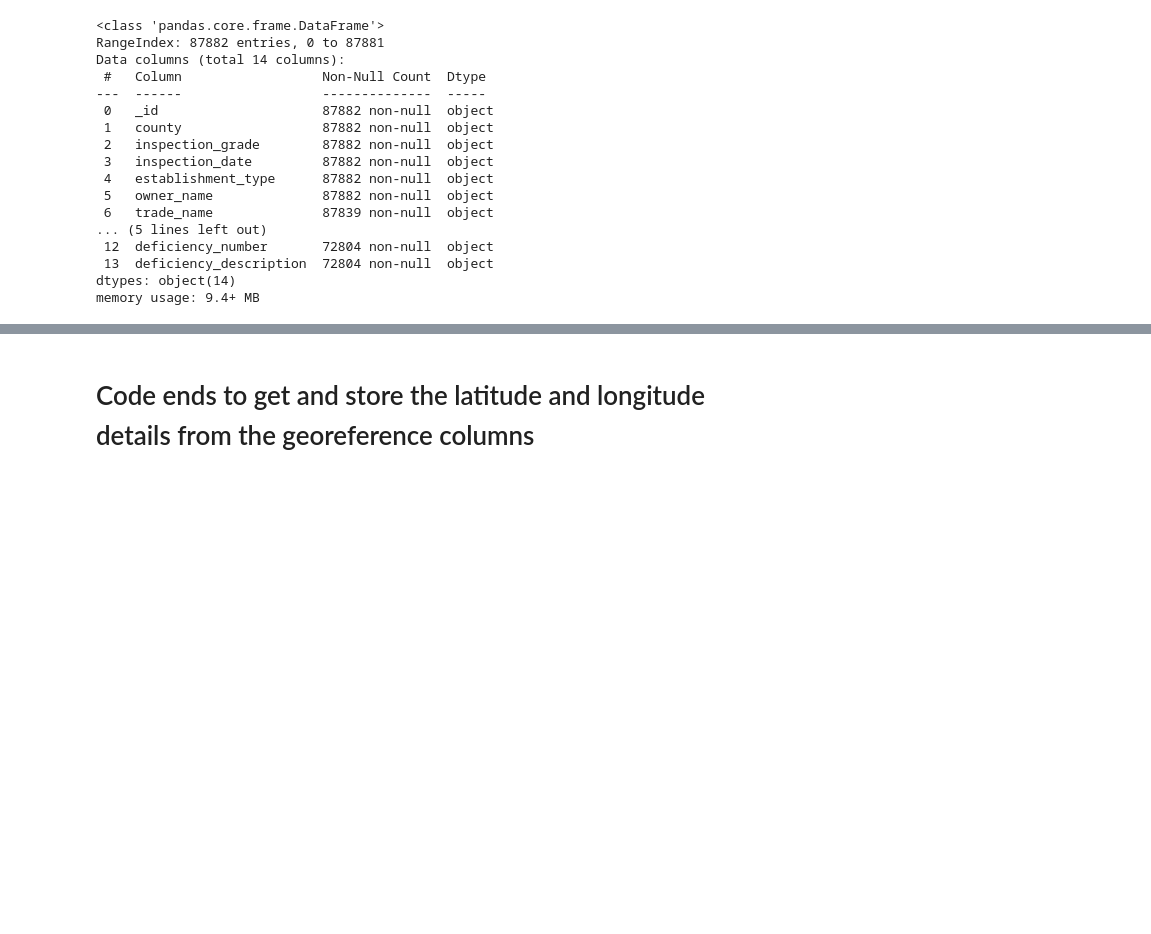
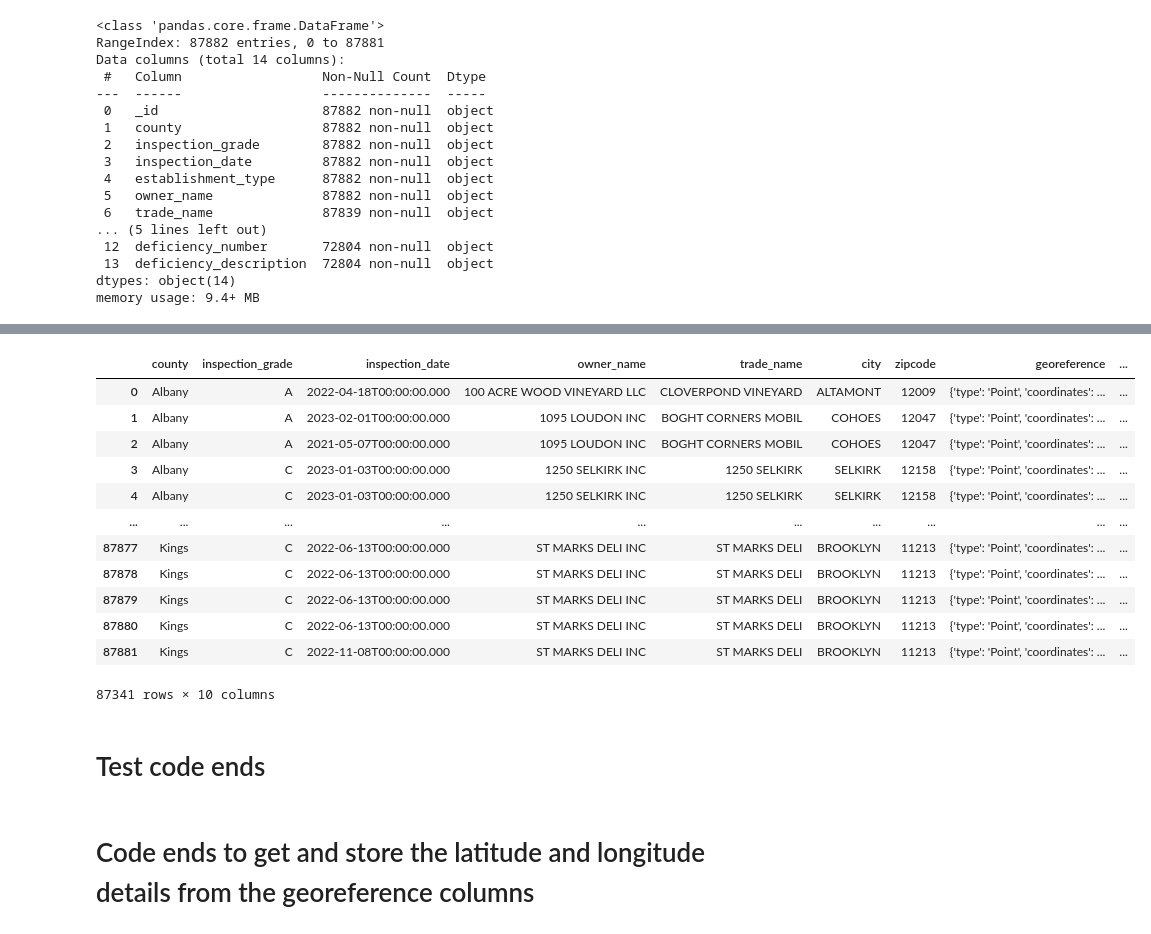
Before and after one commit to JanushPrajosh/Dap_Team_Project, a Jupyter notebook: Dataset-2_ETL&Visualisation.ipynb, the cells around one changed output, grey strips where cells are left out. Cells and saved outputs as stored; diff of their text form; code cells hidden in the pictures; blank space fills up the shorter version.

```diff
--- a/Dataset-2_ETL&Visualisation.ipynb
+++ b/Dataset-2_ETL&Visualisation.ipynb
@@ -191,3 +137,46 @@ dataset2_remove
+# %%
+# Create empty lists to hold longitude and latitude values
+longitudes = []
+latitudes = []
+
+# Filter the DataFrame to only include rows where georeference is not null
+georeference_df = dataset2_remove[pd.notna(dataset2_remove['georeference'])]
+
+# Loop over each row in the filtered DataFrame
+for index, row in georeference_df.iterrows():
+    # Extract the coordinates value from the georeference dictionary
+    coordinates = row['georeference']['coordinates']
+
+    # Extract the longitude and latitude values from the coordinates list
+    longitude = coordinates[0]
+    latitude = coordinates[1]
+
+    # Append the longitude and latitude values to the corresponding lists
+    longitudes.append(longitude)
+    latitudes.append(latitude)
+
+# Add the longitude and latitude lists as new columns to the DataFrame
+dataset2_remove = georeference_df.assign(latitude=latitudes,longitude=longitudes)
+
+# Merge the updated DataFrame back into the original DataFrame
+# dataset2_remove = pd.merge(dataset2_remove, georeference_df[['longitude', 'latitude']], left_index=True, right_index=True, how='left')
+dataset2_remove
+# %% [output]
+|  | county | inspection_grade | inspection_date | owner_name | trade_name | city | zipcode | georeference | ... |
+| 0 | Albany | A | 2022-04-18T00:00:00.000 | 100 ACRE WOOD VINEYARD LLC | CLOVERPOND VINEYARD | ALTAMONT | 12009 | {'type': 'Point', 'coordinates': ... | ... |
+| 1 | Albany | A | 2023-02-01T00:00:00.000 | 1095 LOUDON INC | BOGHT CORNERS MOBIL | COHOES | 12047 | {'type': 'Point', 'coordinates': ... | ... |
+| 2 | Albany | A | 2021-05-07T00:00:00.000 | 1095 LOUDON INC | BOGHT CORNERS MOBIL | COHOES | 12047 | {'type': 'Point', 'coordinates': ... | ... |
+| 3 | Albany | C | 2023-01-03T00:00:00.000 | 1250 SELKIRK INC | 1250 SELKIRK | SELKIRK | 12158 | {'type': 'Point', 'coordinates': ... | ... |
+| 4 | Albany | C | 2023-01-03T00:00:00.000 | 1250 SELKIRK INC | 1250 SELKIRK | SELKIRK | 12158 | {'type': 'Point', 'coordinates': ... | ... |
+| ... | ... | ... | ... | ... | ... | ... | ... | ... | ... |
+| 87877 | Kings | C | 2022-06-13T00:00:00.000 | ST MARKS DELI INC | ST MARKS DELI | BROOKLYN | 11213 | {'type': 'Point', 'coordinates': ... | ... |
+| 87878 | Kings | C | 2022-06-13T00:00:00.000 | ST MARKS DELI INC | ST MARKS DELI | BROOKLYN | 11213 | {'type': 'Point', 'coordinates': ... | ... |
+| 87879 | Kings | C | 2022-06-13T00:00:00.000 | ST MARKS DELI INC | ST MARKS DELI | BROOKLYN | 11213 | {'type': 'Point', 'coordinates': ... | ... |
+| 87880 | Kings | C | 2022-06-13T00:00:00.000 | ST MARKS DELI INC | ST MARKS DELI | BROOKLYN | 11213 | {'type': 'Point', 'coordinates': ... | ... |
+| 87881 | Kings | C | 2022-11-08T00:00:00.000 | ST MARKS DELI INC | ST MARKS DELI | BROOKLYN | 11213 | {'type': 'Point', 'coordinates': ... | ... |
+87341 rows × 10 columns
+# %% [markdown]
+# Test code ends
 # %% [markdown]
 # Code ends to get and store the latitude and longitude details from the georeference columns
 # %%
```
Also changed, not shown: parts of 40 cells of this notebook, 2 other files.
